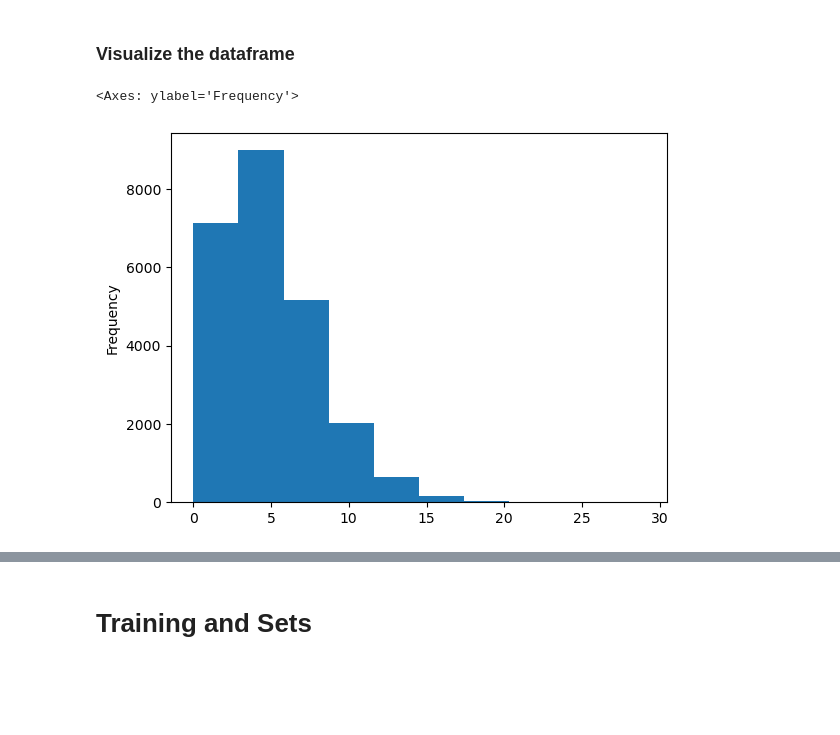
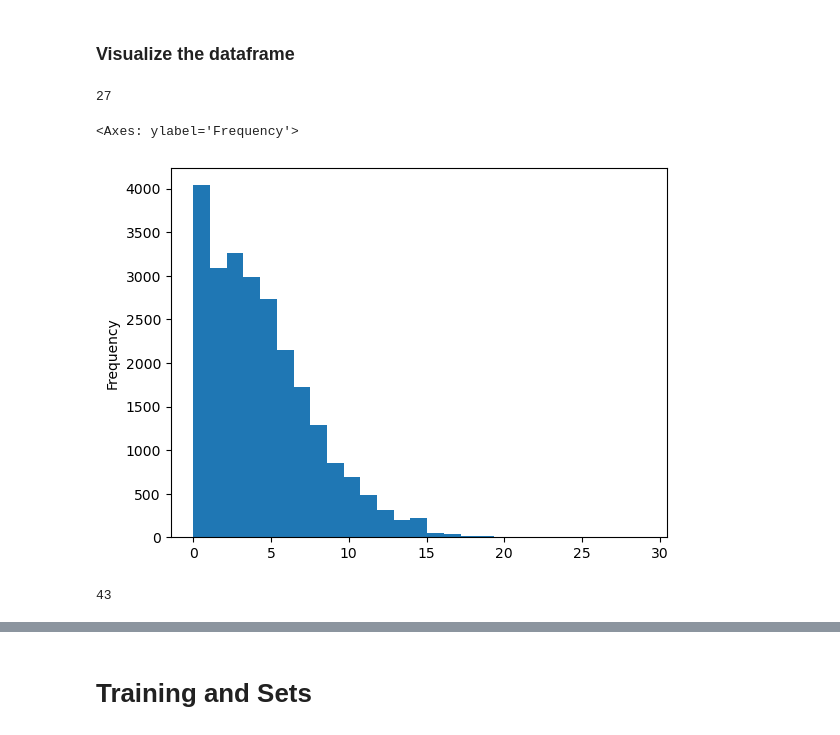
Before and after one commit to azcafriz13/Project_2_Drafts, a Jupyter notebook: Baseball_Game_Scores_Model.ipynb, the cells around one changed output, grey strips where cells are left out. Cells and saved outputs as stored; diff of their text form; code cells hidden in the pictures; blank space fills up the shorter version.

```diff
--- a/Baseball_Game_Scores_Model.ipynb
+++ b/Baseball_Game_Scores_Model.ipynb
@@ -611,11 +815,25 @@ df_scores
 24182 rows × 27 columns
 # %% [markdown]
 ### Visualize the dataframe
+# %%
+# How many unique 9th inning scores are there.
+# How many unique game IDs are there?
+how_many = df['Score_9'].nunique()
+how_many
+# %% [output]
+27
 # %%
 # Show the frequencies of different scores.
 # Final Scores:
-df_scores['Score_9'].plot(kind='hist')
+df_scores['Score_9'].plot(kind='hist',bins=27)
 # %% [output]
 <Axes: ylabel='Frequency'>
-[figure, old version]
+[figure, new version]
+# %%
+# How many unique Difference in Final Score are there
+# How many unique game IDs are there?
+how_many = df['delta_9'].nunique()
+how_many
+# %% [output]
+43
 # %%
```
Also changed, not shown: parts of 51 cells of this notebook.
